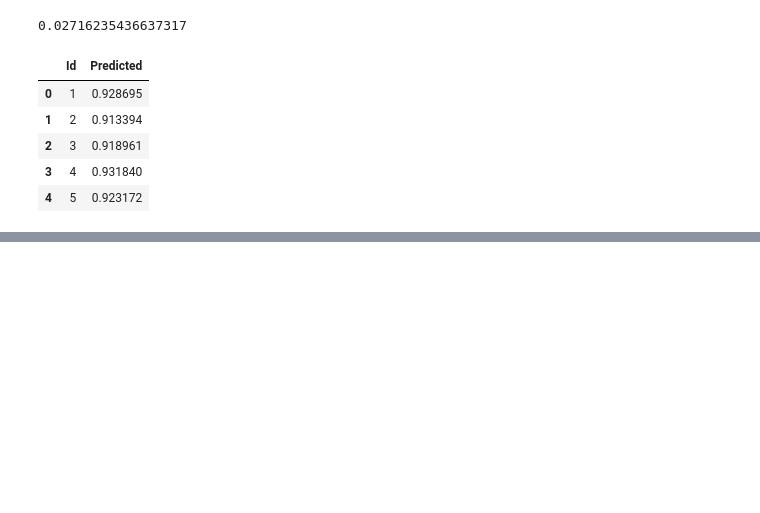
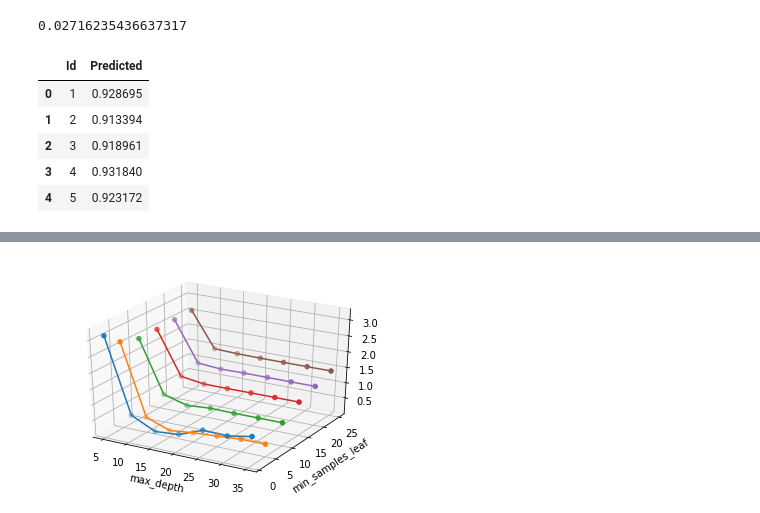
Before and after one commit to emilyjia/cs181-s19-practicals, a Jupyter notebook: P1/tuning.ipynb, the cells around one changed output, grey strips where cells are left out. Cells and saved outputs as stored; diff of their text form; code cells hidden in the pictures; blank space fills up the shorter version.

```diff
--- a/P1/tuning.ipynb
+++ b/P1/tuning.ipynb
@@ -759,0 +934,12 @@ submission8.to_csv("kr.csv", index=False)
+# %%
+from mpl_toolkits.mplot3d import Axes3D
+
+ax = plt.subplot(111, projection='3d')
+for i in range(6):
+    ax.scatter(resultsd[i::6], resultsl[i::6], resultscv[i::6])
+    ax.plot(resultsd[i::6], resultsl[i::6], resultscv[i::6])
+plt.xlabel('max_depth')
+plt.ylabel('min_samples_leaf')
+plt.savefig('rfrgrid.png')
+# %% [output]
+[figure, added]
```
Also changed, not shown: parts of 15 cells of this notebook.
